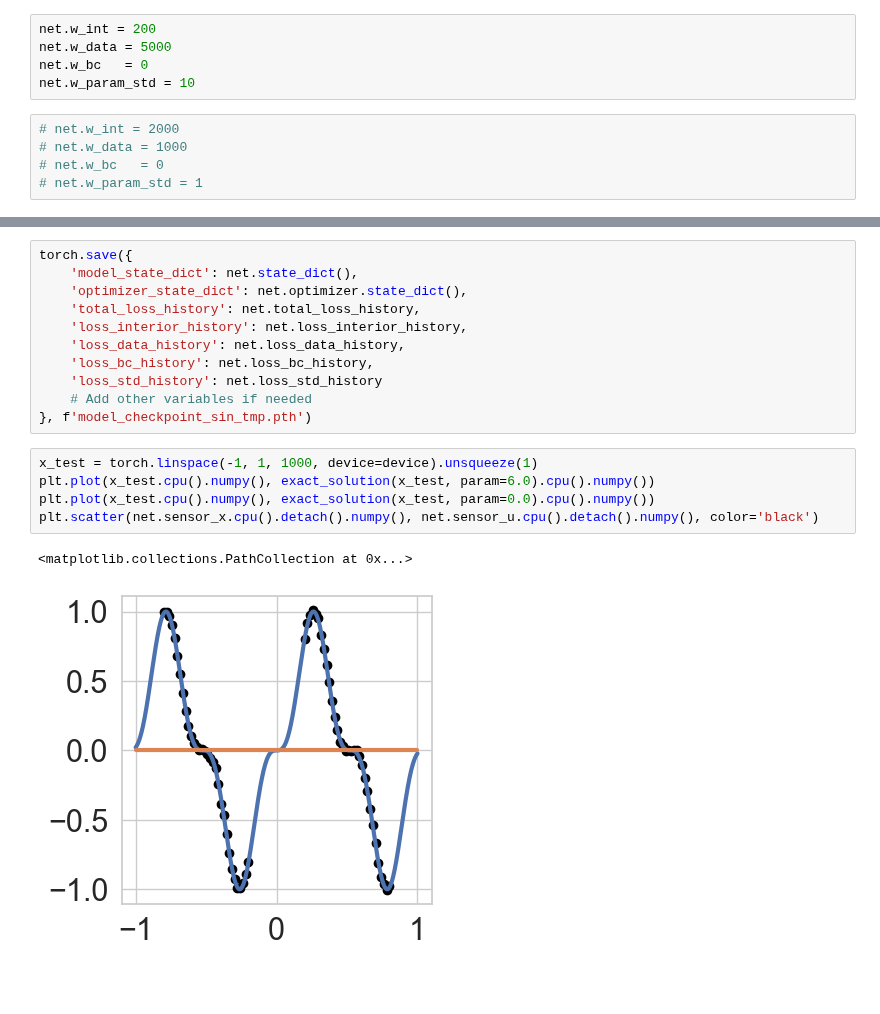
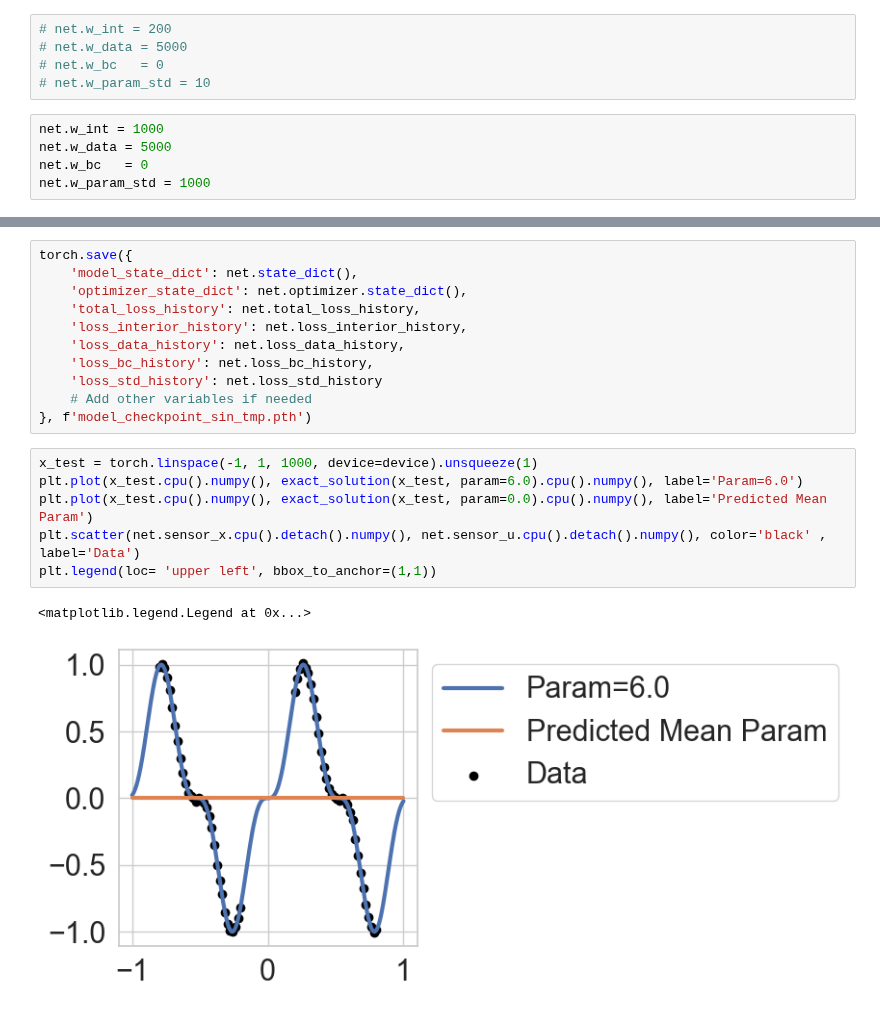
Before and after one commit to csml-beach/deep-bayesian-operator-nets, a Jupyter notebook: func-approximator/func-approx-ngll.ipynb, the cells around one changed output, grey strips where cells are left out. Saved outputs shown, nothing was run; the diff lists cells and outputs as text; blank space fills up the shorter version.

```diff
--- a/func-approximator/func-approx-ngll.ipynb
+++ b/func-approximator/func-approx-ngll.ipynb
@@ -277,13 +277,13 @@ plt.plot(net.sensor_x.cpu().detach().numpy(), net.sensor_u.cpu().detach().numpy(
 # %%
-net.w_int = 200
-net.w_data = 5000
-net.w_bc   = 0
-net.w_param_std = 10
+# net.w_int = 200
+# net.w_data = 5000
+# net.w_bc   = 0
+# net.w_param_std = 10
 # %%
-# net.w_int = 2000
-# net.w_data = 1000
-# net.w_bc   = 0
-# net.w_param_std = 1
+net.w_int = 1000
+net.w_data = 5000
+net.w_bc   = 0
+net.w_param_std = 1000
 # %%
 torch.autograd.set_detect_anomaly(True)
 net.train(35000, optimizer='Adam', lr=5e-3)
@@ -478,11 +482,12 @@ torch.save({
 }, f'model_checkpoint_sin_tmp.pth')
 # %%
 x_test = torch.linspace(-1, 1, 1000, device=device).unsqueeze(1)
-plt.plot(x_test.cpu().numpy(), exact_solution(x_test, param=6.0).cpu().numpy())
-plt.plot(x_test.cpu().numpy(), exact_solution(x_test, param=0.0).cpu().numpy())
-plt.scatter(net.sensor_x.cpu().detach().numpy(), net.sensor_u.cpu().detach().numpy(), color='black')
+plt.plot(x_test.cpu().numpy(), exact_solution(x_test, param=6.0).cpu().numpy(), label='Param=6.0')
+plt.plot(x_test.cpu().numpy(), exact_solution(x_test, param=0.0).cpu().numpy(), label='Predicted Mean Param')
+plt.scatter(net.sensor_x.cpu().detach().numpy(), net.sensor_u.cpu().detach().numpy(), color='black' , label='Data')
+plt.legend(loc= 'upper left', bbox_to_anchor=(1,1))
 # %% [output]
-<matplotlib.collections.PathCollection at 0x...>
+<matplotlib.legend.Legend at 0x...>
-[figure, old version]
+[figure, new version]
 # %%
 res_test, _ = net.PDE_residual(x_test)
```
Also changed, not shown: parts of 13 cells of this notebook.
